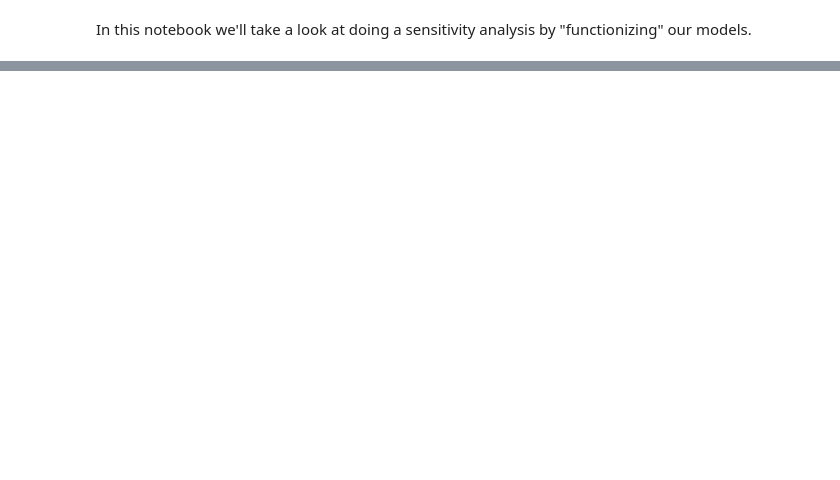
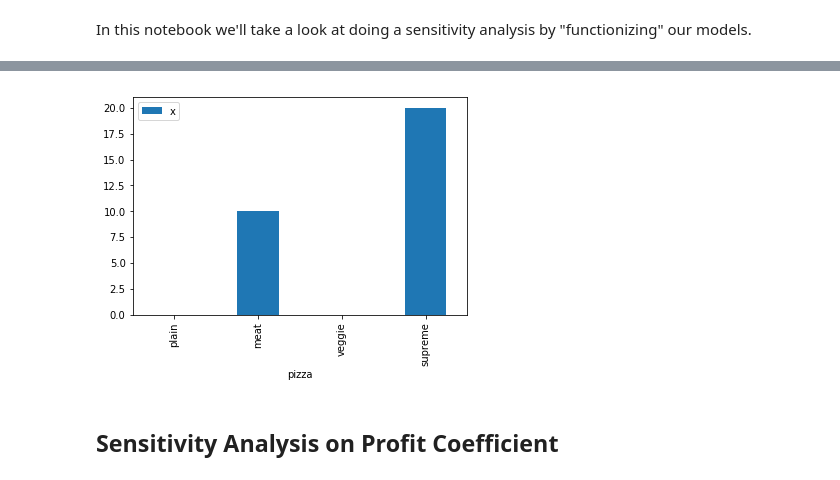
Before and after one commit to davebiagioni/optimization-modeling-info-3440, a Jupyter notebook: notebooks/pizza-lp/pizza-lp-sensitivity.ipynb, the cells around one changed output, grey strips where cells are left out. Drawn from its saved outputs; the diff is of its cells as text; code cells hidden in the pictures; blank space fills up the shorter version.

Commit message:
update pizza lp with sensitivity example

```diff
--- a/notebooks/pizza-lp/pizza-lp-sensitivity.ipynb
+++ b/notebooks/pizza-lp/pizza-lp-sensitivity.ipynb
@@ -3,8 +3,13 @@ In this notebook we'll take a look at doing a sensitivity analysis by "functioni
 # %%
 import pandas as pd
 
-# Read in the data first
-profit = pd.read_excel('pizza-lp-munged.xlsx', sheet_name='profit', index_col=0)
-resources = pd.read_excel('pizza-lp-munged.xlsx', sheet_name='resources', index_col=0)
-rhs = pd.read_excel('pizza-lp-munged.xlsx', sheet_name='rhs', index_col=0)
+profit = pd.read_excel('pizza-lp.xlsx', sheet_name='profit', index_col=0)
+resource = pd.read_excel('pizza-lp.xlsx', sheet_name='resource', index_col=0)
+rhs = pd.read_excel('pizza-lp.xlsx', sheet_name='rhs', index_col=0)
+# %%
+import pyomo_helpers as helpers
+
+profit_dict = helpers.convert_1d_array_to_dict(profit)
+resource_dict = helpers.convert_2d_array_to_dict(resource)
+rhs_dict = helpers.convert_1d_array_to_dict(rhs)
 # %% [markdown]
@@ -113,0 +41,2 @@ supreme  20.0
+# %%
+instance, obj, solution = helpers.solve(model, solver='glpk')
@@ -113,0 +61,3 @@ supreme  20.0
+# %%
+solution.index = profit.index
+solution
@@ -113,0 +71,6 @@ supreme  20.0
+# %%
+_ = solution.plot(kind='bar')
+# %% [output]
+[figure, added]
+# %% [markdown]
+## Sensitivity Analysis on Profit Coefficient
```
Also changed, not shown: parts of 16 cells of this notebook, 1 other file.
